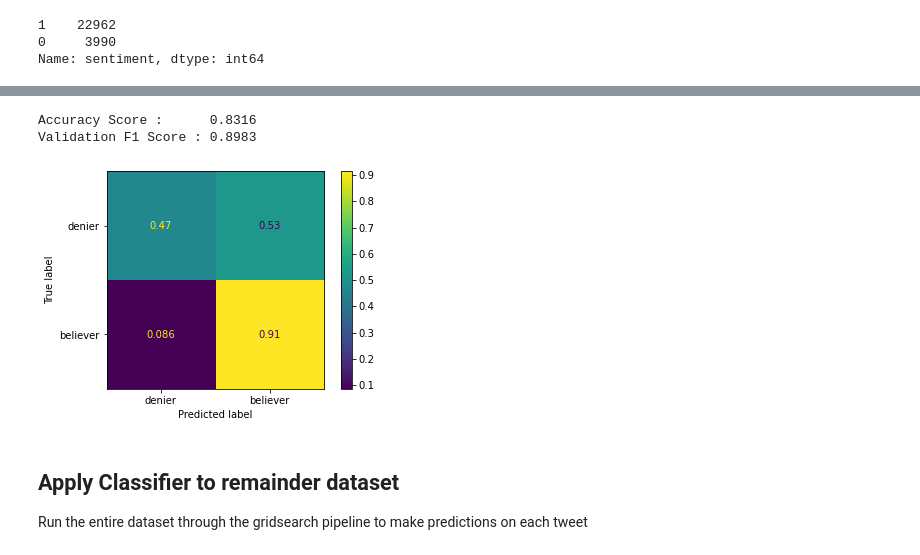
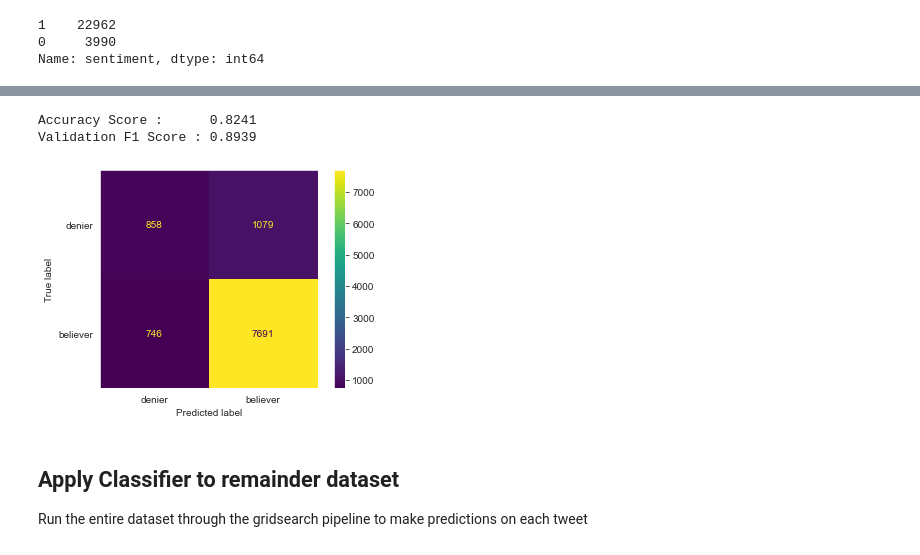
Before and after one commit to JoeBrowz/climate-prop, a Jupyter notebook: liberal_agenda.ipynb, the cells around one changed output, grey strips where cells are left out. Cells and saved outputs as stored; diff of their text form; code cells hidden in the pictures.

Commit message:
fixing model glitches

```diff
--- a/liberal_agenda.ipynb
+++ b/liberal_agenda.ipynb
@@ -8,14 +8,15 @@ import matplotlib.pyplot as plt
 import re
 import time
 import matplotlib.pyplot as plt
+import seaborn as sns
+sns.set_style('darkgrid')
 %matplotlib inline
 
-from langdetect import detect
-from googletrans import Translator
+from wordcloud import WordCloud, STOPWORDS
+import matplotlib.colors as mcolors
 
 import nltk
 # nltk.download('wordnet')
-
 from nltk.stem import WordNetLemmatizer
 from nltk.corpus import stopwords
 import string
@@ -33,8 +34,8 @@ from tensorflow.keras import layers
 from tensorflow.keras.metrics import BinaryAccuracy, Recall, AUC
 tf.get_logger().setLevel('ERROR')
 
-
 from sklearn.pipeline import Pipeline
+from sklearn.linear_model import LogisticRegression
 from sklearn.model_selection import train_test_split, GridSearchCV
 from sklearn.feature_extraction.text import TfidfVectorizer, CountVectorizer, TfidfTransformer
 from sklearn.metrics import accuracy_score, f1_score
@@ -383,8 +450,3 @@ val_df_sub = val_df_sub[~val_df_sub['message'].str.startswith('RT ')]
 # %%
 # clean tweets
 val_processed_text = val_df_sub['message'].apply(lambda x: clean_and_lem(x))
-# %%
-# Instantiate gridsearch object
-gridsearch = GridSearchCV(pipeline, param_grid=grid_params, n_jobs = -1)
-# fit to training set
-gridsearch.fit(val_processed_text, val_df_sub['sentiment'].astype(int))
@@ -409,16 +453,18 @@ GridSearchCV(estimator=Pipeline(steps=[('tfidf',
 # %%
 # make predictions on validation data
-val_predict = gridsearch.predict(val_processed_text)
+val_predict = rf_gridsearch.predict(val_processed_text)
 y = val_df_sub['sentiment'].astype(int)
 # %%
 print(f"Accuracy Score :      {round(accuracy_score(y, val_predict), 4)}")
 print(f"Validation F1 Score : {round(f1_score(y, val_predict), 4)}")
 
-ConfusionMatrixDisplay(confusion_matrix(y, val_predict, normalize='true'), display_labels=['denier', 'believer']).plot();
+ConfusionMatrixDisplay(confusion_matrix(y, val_predict), display_labels=['denier', 'believer']).plot()
+plt.grid(b=None)
+plt.show()
 # %% [output]
-Accuracy Score :      0.8316
-Validation F1 Score : 0.8983
+Accuracy Score :      0.8241
+Validation F1 Score : 0.8939
-[figure, old version]
+[figure, new version]
 # %% [markdown]
 ## Apply Classifier to remainder dataset
 
```
Also changed, not shown: parts of 56 cells of this notebook, 2 other files.
